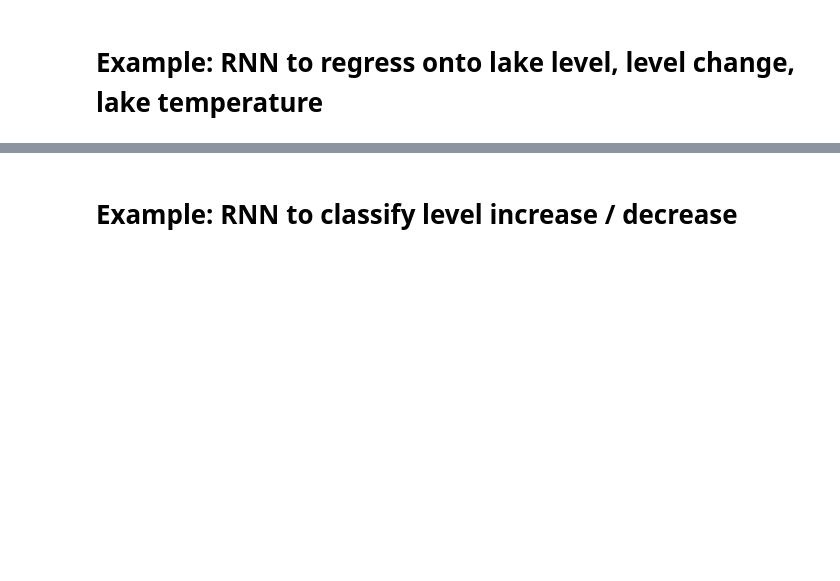
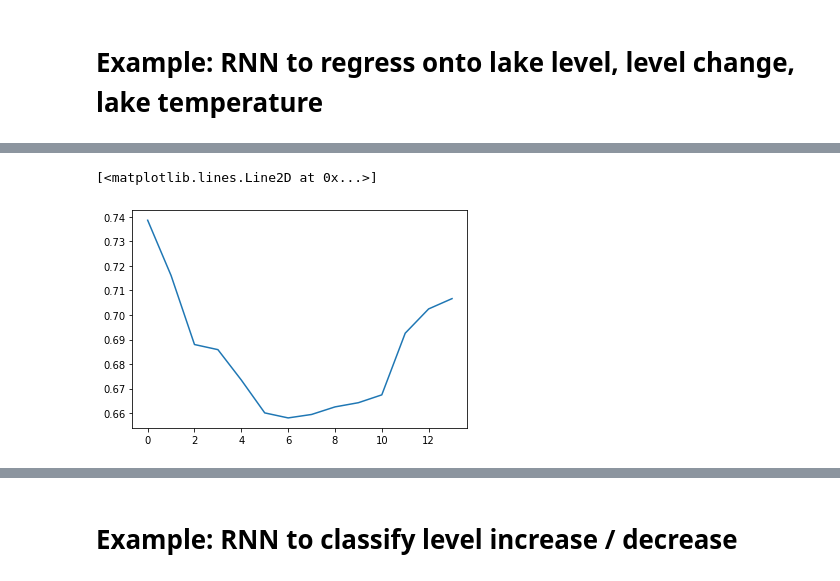
Before and after one commit to andersonsam/shuswap_lake_modelling, a Jupyter notebook: main_shuswap.ipynb, the cells around one changed output, grey strips where cells are left out. Drawn from its saved outputs; the diff is of its cells as text; code cells hidden in the pictures; blank space fills up the shorter version.

```diff
--- a/main_shuswap.ipynb
+++ b/main_shuswap.ipynb
@@ -278,7 +285,7 @@ for kk in range(N_observations):
   #choose output variable to regress onto!
   y[kk] = level[kk+N_days_prior] #lake level
   y[kk] = level_change[kk+N_days_prior] #lake level change (daily)
-  y[kk] = temp_water[kk+N_days_prior] #water temperature
+  # y[kk] = temp_water[kk+N_days_prior] #water temperature
 
 #now split into train/validate/test sets
 N_train = 8*365
@@ -427,0 +527,19 @@ plt.show()
+# %%
+#train model
+
+batch_size = 256
+
+#define early stopping callback to use in all models
+callbacks = EarlyStopping(monitor='val_loss',
+                        mode='min',
+                        verbose=1,
+                        patience = 10,
+                        restore_best_weights = True)
+
+model.fit(x_train, y_train,
+          validation_data = (x_val, y_val),
+          batch_size = batch_size,
+          verbose = 1,
+          epochs = 400,
+
+          callbacks = [callbacks])
@@ -427,0 +594,9 @@ plt.show()
+# %%
+rmse = np.zeros(N_days_future)
+for lead in range(N_days_future):
+  rmse[lead] = np.sqrt(np.mean((y_test_predict_RNN[:,lead] - y_test[:,lead])**2))
+# %%
+plt.plot(rmse)
+# %% [output]
+[<matplotlib.lines.Line2D at 0x...>]
+[figure, added]
```
Also changed, not shown: parts of 23 cells of this notebook.
